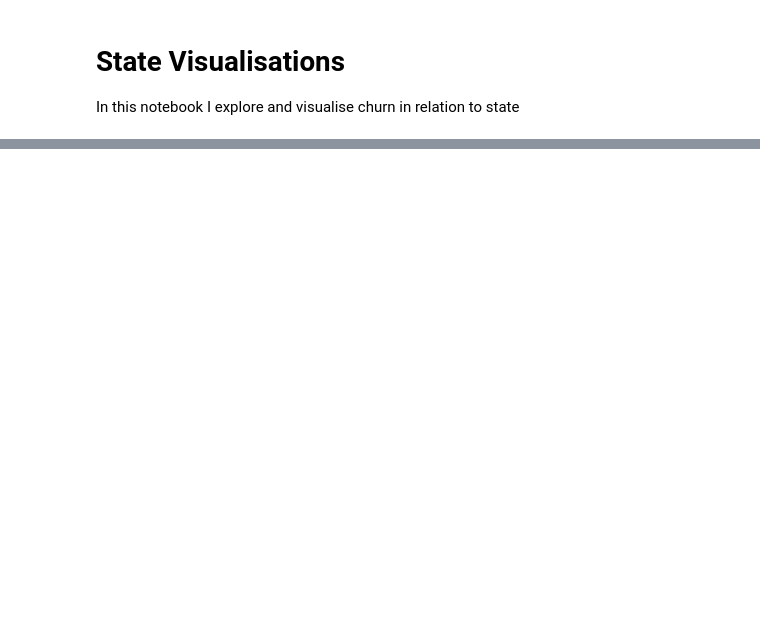
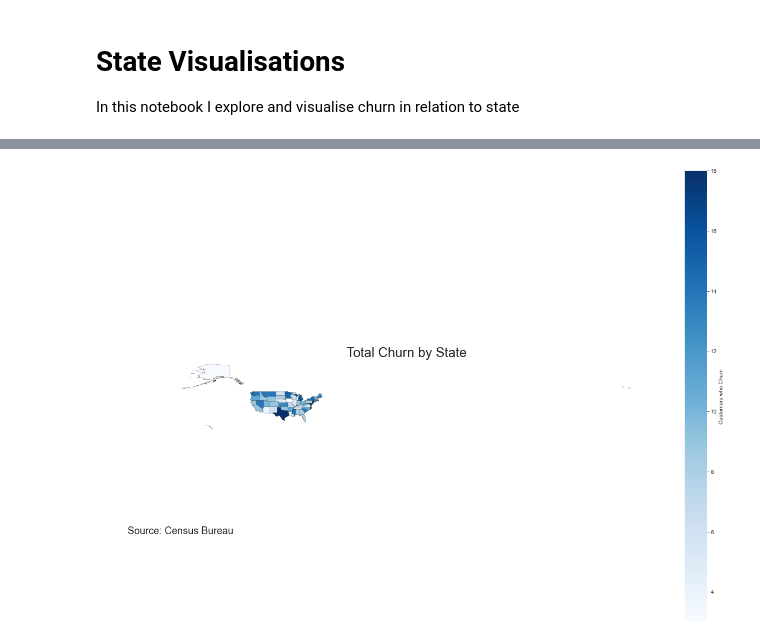
Before and after one commit to chum46/customer_churn_prediction, a Jupyter notebook: notebooks/exploratory/lmc_exploratory_nb/05_state_vis_lc.ipynb, the cells around one changed output, grey strips where cells are left out. Saved outputs shown, nothing was run; the diff lists cells and outputs as text; code cells hidden in the pictures; blank space fills up the shorter version.

```diff
--- a/notebooks/exploratory/lmc_exploratory_nb/05_state_vis_lc.ipynb
+++ b/notebooks/exploratory/lmc_exploratory_nb/05_state_vis_lc.ipynb
@@ -69,0 +242,16 @@ TypeError: 'int' object is not iterable
+# %%
+fig, ax = plt.subplots(figsize=(20,15))
+ax.axis('off')
+ax.set_title('Total Churn by State',
+            fontdict={'fontsize': 24, 'fontweight':10})
+# plot the map
+states.plot(ax=ax, column='total_churn',
+            edgecolor='black', linewidth=.2,
+            cmap='Blues', legend=True,
+            legend_kwds={'label': 'Customers who Churn'});
+# source the data
+ax.annotate('Source: Census Bureau' ,
+            xy=(0.05, .2),  xycoords='figure fraction',
+            fontsize=18);
+# %% [output]
+[figure, added]
```
Also changed, not shown: parts of 51 cells of this notebook, 33 other files.
